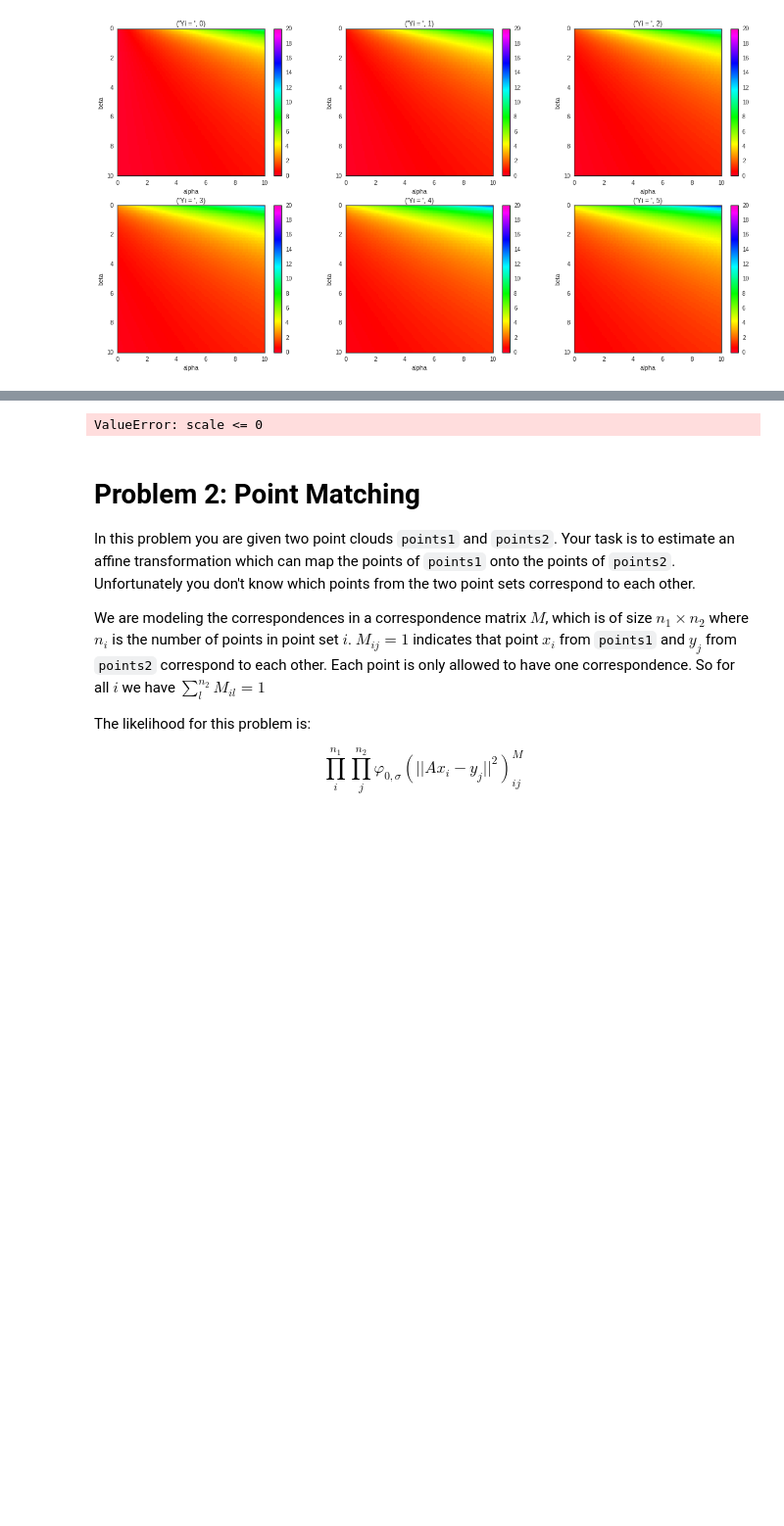
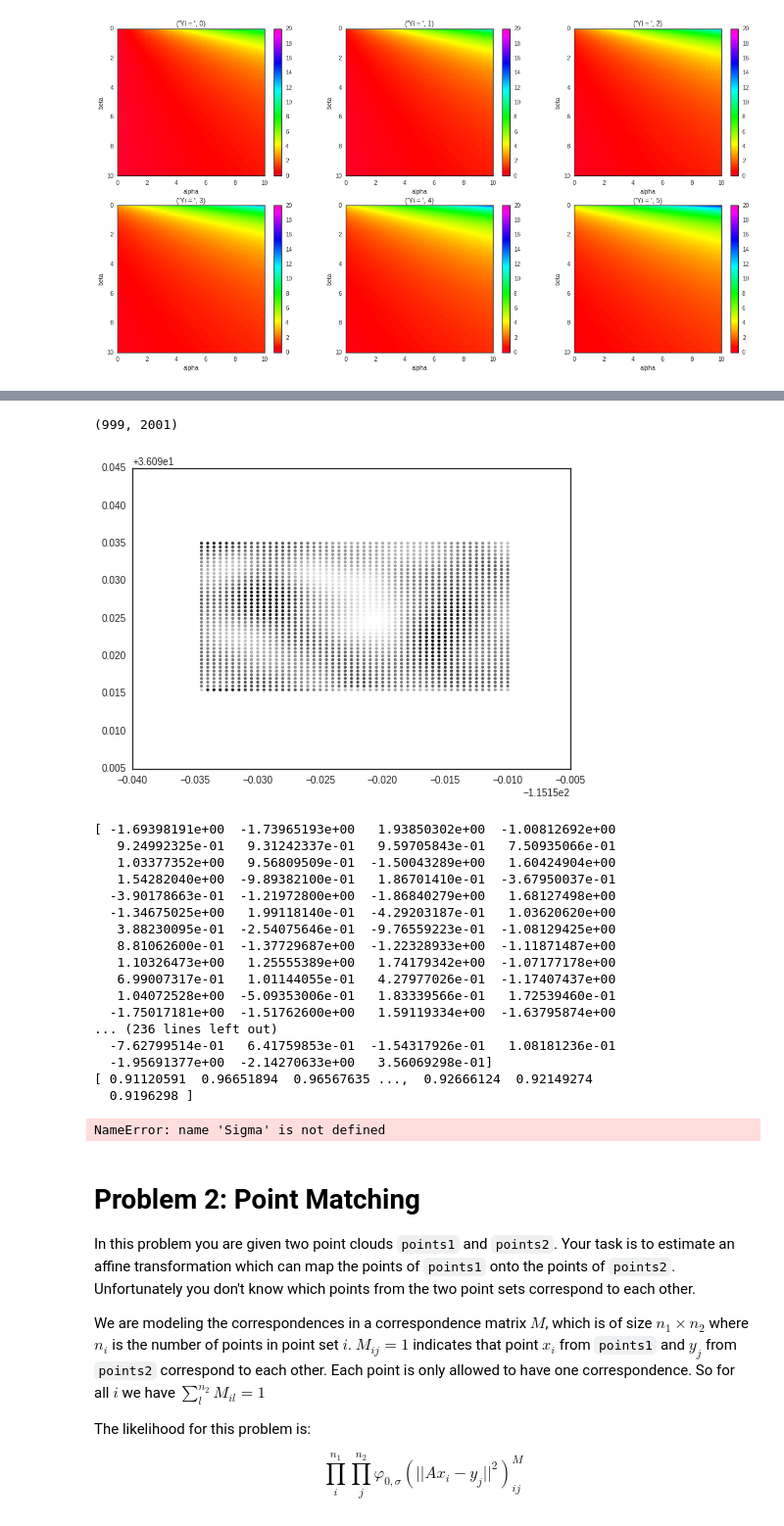
Before and after one commit to kevinchen1000/2016, a Jupyter notebook: Homework/AM207_yufengkevinchen_HW4.ipynb, the cells around one changed output, grey strips where cells are left out. Shown: that part at 98% size. Drawn from its saved outputs; the diff is of its cells as text; code cells hidden in the pictures; blank space fills up the shorter version.

```diff
--- a/Homework/AM207_yufengkevinchen_HW4.ipynb
+++ b/Homework/AM207_yufengkevinchen_HW4.ipynb
@@ -245,3 +255,35 @@ running elliptical slice sampling...
+# %%
+#plot solution from ess sampling
+print ess_sample.shape
+l_sample = np.zeros((ess_sample.shape[0],ess_sample.shape[1]-1),dtype='float')
+for i in range(ess_sample.shape[1]-1):
+    l_sample[:,i] = np.exp(ess_sample[:,i+1]+ess_sample[:,0])
+
+l_sample_mean = np.mean(l_sample,axis=0)
+plot_checkins(mean_l_sample)
+
+print ess_sample[:,0]
+print mean_l_sample
+# %% [output]
+(999, 2001)
+[figure, added]
+[ -1.69398191e+00  -1.73965193e+00   1.93850302e+00  -1.00812692e+00
+   9.24992325e-01   9.31242337e-01   9.59705843e-01   7.50935066e-01
+   1.03377352e+00   9.56809509e-01  -1.50043289e+00   1.60424904e+00
+   1.54282040e+00  -9.89382100e-01   1.86701410e-01  -3.67950037e-01
+  -3.90178663e-01  -1.21972800e+00  -1.86840279e+00   1.68127498e+00
+  -1.34675025e+00   1.99118140e-01  -4.29203187e-01   1.03620620e+00
+   3.88230095e-01  -2.54075646e-01  -9.76559223e-01  -1.08129425e+00
+   8.81062600e-01  -1.37729687e+00  -1.22328933e+00  -1.11871487e+00
+   1.10326473e+00   1.25555389e+00   1.74179342e+00  -1.07177178e+00
+   6.99007317e-01   1.01144055e-01   4.27977026e-01  -1.17407437e+00
+   1.04072528e+00  -5.09353006e-01   1.83339566e-01   1.72539460e-01
+  -1.75017181e+00  -1.51762600e+00   1.59119334e+00  -1.63795874e+00
+... (236 lines left out)
+  -7.62799514e-01   6.41759853e-01  -1.54317926e-01   1.08181236e-01
+  -1.95691377e+00  -2.14270633e+00   3.56069298e-01]
+[ 0.91120591  0.96651894  0.96567635 ...,  0.92666124  0.92149274
+  0.9196298 ]
 # %%
 #sample posterior from pymc
 
@@ -249,7 +291,8 @@ alpha = pm.Normal('alpha',0,1)
 #?pm.MvNormal
 Z = pm.MvNormal('Z',np.zeros(M),Sigma[1:,1:])
 
-l = pm.Container([pm.Exponential(name = 'l_%i' %i, beta = alpha +Z[i]) for i in range(M)])
+#l = pm.Container([pm.Exponential(name = 'l_%i' %i, beta = alpha +Z[i]) for i in range(M)])
+l = pm.Exponential(name = 'l', beta = alpha +Z)
 
 #pymc_log_likelihood = pm.Container([pm.poisson_like(name = 'log_likelihood_%i' %i, value = Y[i],observed = True)])
 
@@ -267,7 +310,7 @@ model = pm.Model([alpha,Z,l,pymc_log_likelihood])
 p_mcmc = pm.MCMC(model)
 p_mcmc.sample(iter = 5000, burn = 100, thin = 10)
 # %% [output]
-ValueError: scale <= 0
+NameError: name 'Sigma' is not defined
 # %% [markdown]
 # Problem 2: Point Matching
 
```
Also changed, not shown: parts of 1 cell of this notebook.
